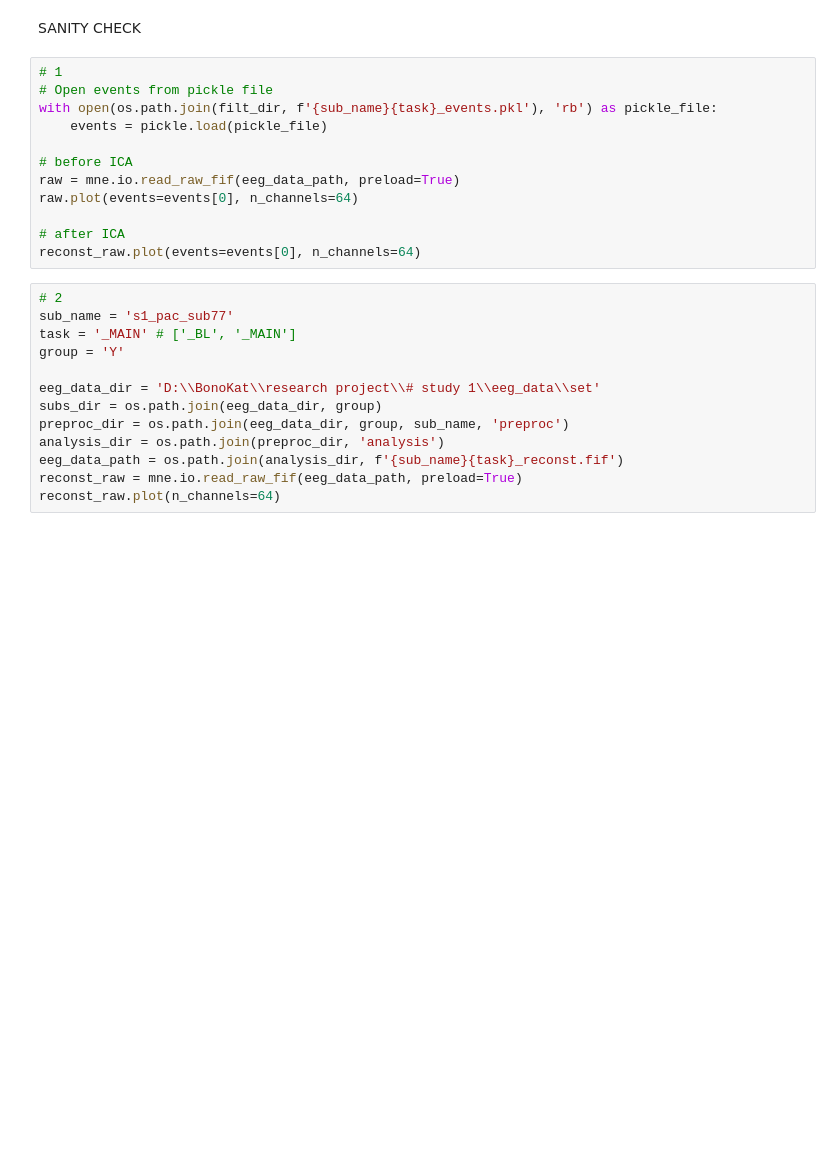
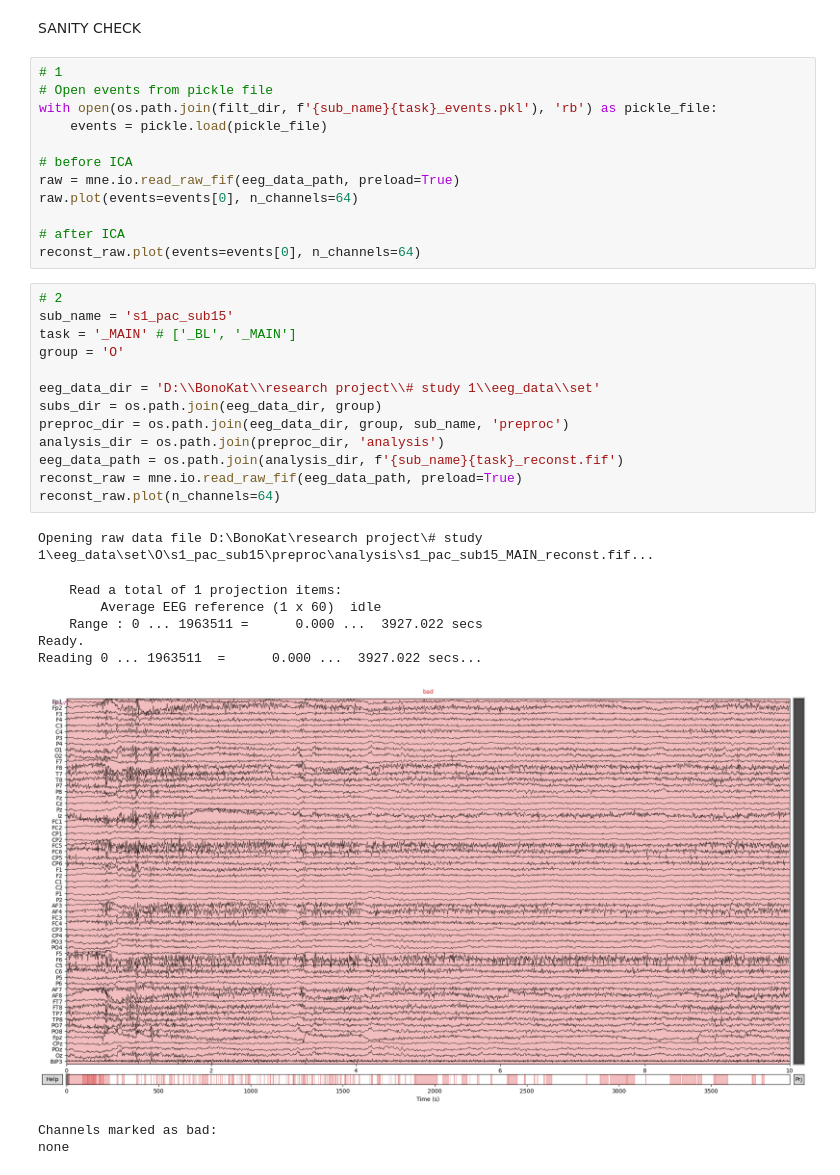
Before and after one commit to bonokat/motor_pac, a Jupyter notebook: 4. preproc_clean_ICA.ipynb, the cells around one changed output. Drawn from its saved outputs; the diff is of its cells as text; blank space fills up the shorter version.

```diff
--- a/4. preproc_clean_ICA.ipynb
+++ b/4. preproc_clean_ICA.ipynb
@@ -323,14 +314,24 @@ raw.plot(events=events[0], n_channels=64)
 reconst_raw.plot(events=events[0], n_channels=64)
 # %%
 # 2
-sub_name = 's1_pac_sub77'
+sub_name = 's1_pac_sub15'
 task = '_MAIN' # ['_BL', '_MAIN']
-group = 'Y'
+group = 'O'
 
 eeg_data_dir = 'D:\\BonoKat\\research project\\# study 1\\eeg_data\\set'
 subs_dir = os.path.join(eeg_data_dir, group)
 preproc_dir = os.path.join(eeg_data_dir, group, sub_name, 'preproc')
 analysis_dir = os.path.join(preproc_dir, 'analysis')
 eeg_data_path = os.path.join(analysis_dir, f'{sub_name}{task}_reconst.fif')
 reconst_raw = mne.io.read_raw_fif(eeg_data_path, preload=True)
 reconst_raw.plot(n_channels=64)
+# %% [output]
+Opening raw data file D:\BonoKat\research project\# study 1\eeg_data\set\O\s1_pac_sub15\preproc\analysis\s1_pac_sub15_MAIN_reconst.fif...
+    Read a total of 1 projection items:
+        Average EEG reference (1 x 60)  idle
+    Range : 0 ... 1963511 =      0.000 ...  3927.022 secs
+Ready.
+Reading 0 ... 1963511  =      0.000 ...  3927.022 secs...
+[figure, added]
+Channels marked as bad:
+none
```
Also changed, not shown: parts of 7 cells of this notebook, 16 other files.
